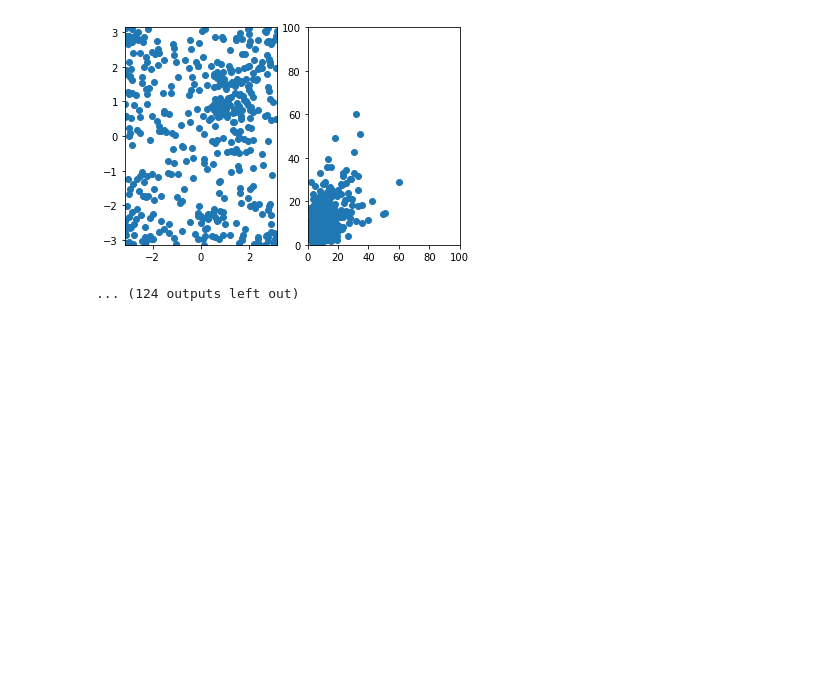
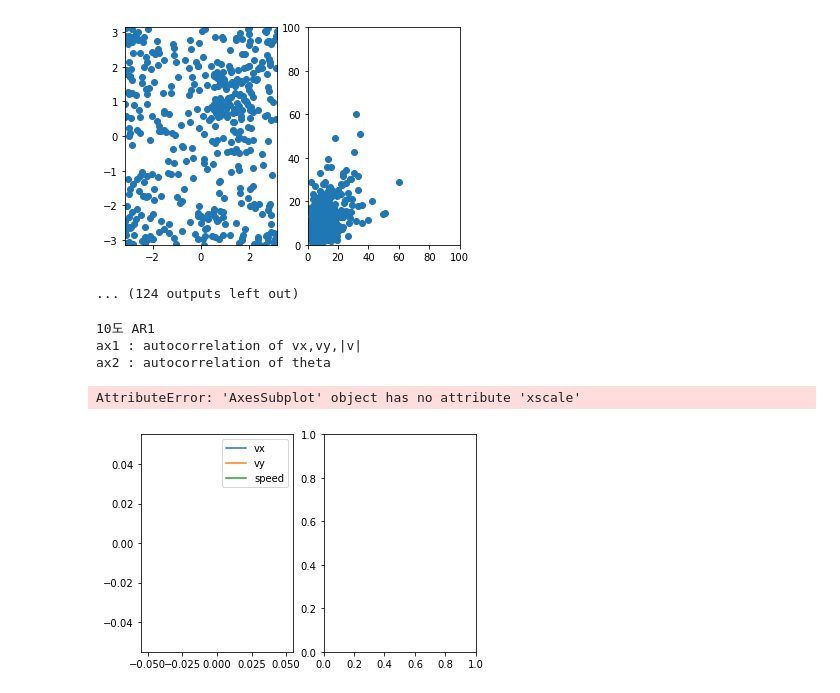
Before and after one commit to CYS-physics/vibrated_trajectory, a Jupyter notebook: Untitled.ipynb, the cells around one changed output. Cells and saved outputs as stored; diff of their text form; code cells hidden in the pictures; blank space fills up the shorter version.

Commit message:
autocorr

```diff
--- a/Untitled.ipynb
+++ b/Untitled.ipynb
@@ -162,3 +162,71 @@ ax1 : angle(t),angle(t+dt)
 ax2 : speed(t),speed(t+dt)
 [figure]
 ... (124 outputs left out)
+# %%
+# autocorrelation
+
+def autocorr(x):
+    result = np.correlate(x,x,mode='full')
+    z = result[result.size//2:]
+    return z/float(z.max())
+
+for setting in settings:
+    df = pd.read_excel(file,setting)
+    t_list = []
+    x_list = []
+    y_list = []
+    for i in df.columns:
+        if i[0]=='t':
+            t_list.append(i)
+        elif i[0]=='x':
+            x_list.append(i)
+        elif i[0]=='y':
+            y_list.append(i)
+
+#     for j in range(len(t_list)):   # trajectories
+#         plt.title(setting)
+#         plt.xlabel(x_list[j])
+#         plt.ylabel(y_list[j])
+#         plt.scatter(df[x_list[j]],df[y_list[j]])
+#         plt.show()
+
+    for j in range(len(t_list)):
+        print(setting)
+
+        t_traj = df[t_list[j]].to_numpy()
+        x_traj = df[x_list[j]].to_numpy()
+        y_traj = df[y_list[j]].to_numpy()
+
+        dt = t_traj[1:]-t_traj[:-1]
+        vx = (x_traj[1:]-x_traj[:-1])/dt
+        vy = (y_traj[1:]-y_traj[:-1])/dt
+        angle = np.angle(vx+vy*1j)
+        speed = np.sqrt(vx**2+vy**2)
+
+        fig1 = plt.figure()
+        ax1 = fig1.add_subplot(121)
+        ax2 = fig1.add_subplot(122)
+
+#         angrange = [-np.pi,np.pi,-np.pi,np.pi]
+#         speedrange = [0,100,0,100]
+
+        print('ax1 : autocorrelation of vx,vy,|v|')
+        print('ax2 : autocorrelation of theta')
+
+        ax1.plot(autocorr(vx),label='vx')
+        ax1.plot(autocorr(vy),label='vy')
+        ax1.plot(autocorr(speed),label='speed')
+        ax1.legend()
+#         ax1.xscale('log')
+#         ax1.yscale('log')
+
+        ax2.plot(autocorr(angle))
+
+        plt.show()
+    # print(t_list,x_list,y_list)
+# %% [output]
+10도 AR1
+ax1 : autocorrelation of vx,vy,|v|
+ax2 : autocorrelation of theta
+AttributeError: 'AxesSubplot' object has no attribute 'xscale'
+[figure, added]
```
